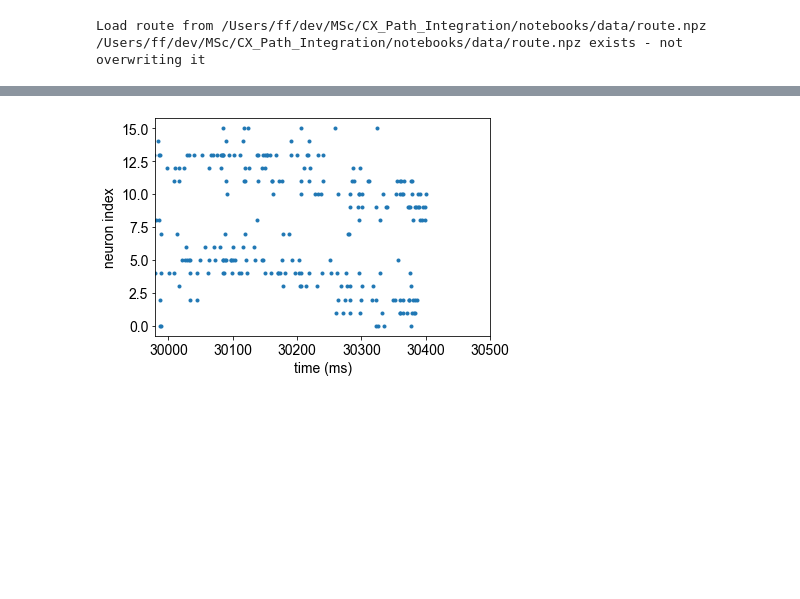
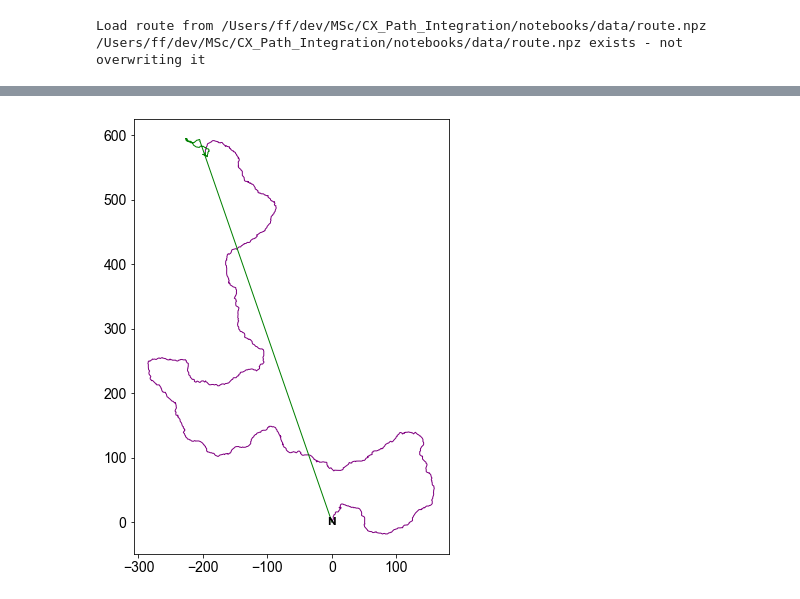
Before and after one commit to filippoferrari/CX_Path_Integration, a Jupyter notebook: notebooks/model_with_accumulator.ipynb, the cells around one changed output, grey strips where cells are left out. Cells and saved outputs as stored; diff of their text form; code cells hidden in the pictures; blank space fills up the shorter version.

```diff
--- a/notebooks/model_with_accumulator.ipynb
+++ b/notebooks/model_with_accumulator.ipynb
@@ -281,6 +467,10 @@ for ts in range(20):
-# %%
-brian_plot(SPM_HEADING)
-plt.xlim([29980,30000+20*25])
-plt.show()
-# %% [output]
-[figure, removed]
+# %%
+f = plt.figure(figsize=(8,8))
+plt.axis([-map_size,map_size,-map_size,map_size])
+plt.text(0, 0, 'N', fontsize=12, fontweight='heavy', color='k', ha='center', va='center')
+plt.plot(bee_coords[:T_outbound,0], bee_coords[:T_outbound,1], color='purple', lw=1)
+plt.plot(bee_coords[T_outbound:,0], bee_coords[T_outbound:,1], color='green', lw=1)
+plt.axis('scaled')
+plt.show()
+# %% [output]
+[figure, added]
```
Also changed, not shown: parts of 23 cells of this notebook.
